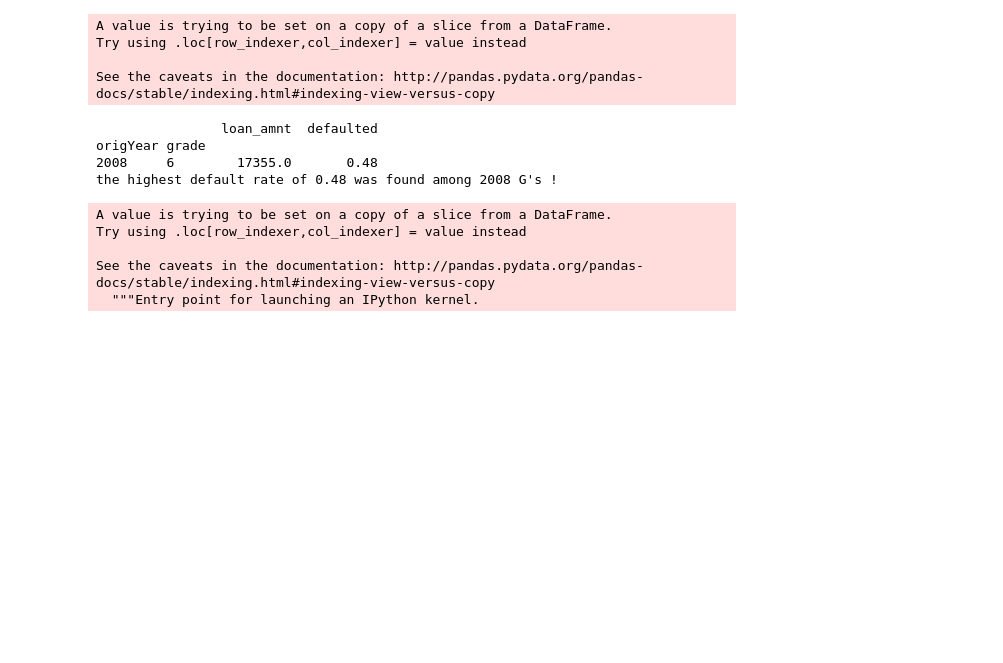
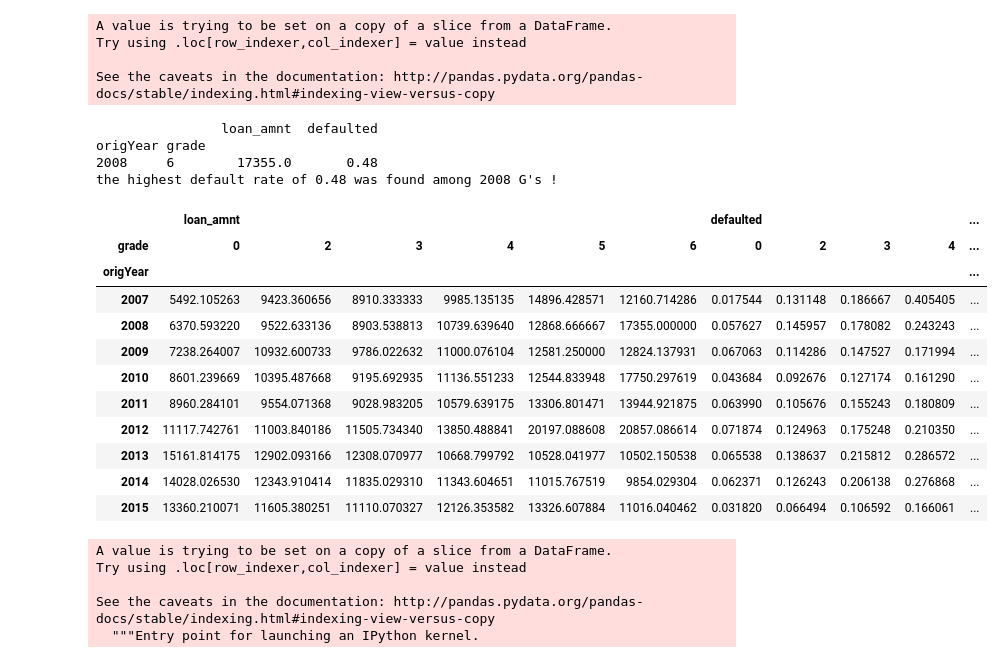
Before and after one commit to blowenstein93/DataStudy, a Jupyter notebook: Lending Club Exploration.ipynb, the cells around one changed output. Saved outputs shown, nothing was run; the diff lists cells and outputs as text; code cells hidden in the pictures; blank space fills up the shorter version.

```diff
--- a/Lending Club Exploration.ipynb
+++ b/Lending Club Exploration.ipynb
@@ -287,6 +290,21 @@ print("the highest default rate of 0.48 was found among 2008 G's !")
 origYear grade
 2008     6        17355.0       0.48
 the highest default rate of 0.48 was found among 2008 G's !
+# %%
+defaultGroupings.unstack()
+# %% [output]
+|  | loan_amnt |  |  |  |  |  | defaulted |  |  |  | ... |
+| grade | 0 | 2 | 3 | 4 | 5 | 6 | 0 | 2 | 3 | 4 | ... |
+| origYear |  |  |  |  |  |  |  |  |  |  | ... |
+| 2007 | 5492.105263 | 9423.360656 | 8910.333333 | 9985.135135 | 14896.428571 | 12160.714286 | 0.017544 | 0.131148 | 0.186667 | 0.405405 | ... |
+| 2008 | 6370.593220 | 9522.633136 | 8903.538813 | 10739.639640 | 12868.666667 | 17355.000000 | 0.057627 | 0.145957 | 0.178082 | 0.243243 | ... |
+| 2009 | 7238.264007 | 10932.600733 | 9786.022632 | 11000.076104 | 12581.250000 | 12824.137931 | 0.067063 | 0.114286 | 0.147527 | 0.171994 | ... |
+| 2010 | 8601.239669 | 10395.487668 | 9195.692935 | 11136.551233 | 12544.833948 | 17750.297619 | 0.043684 | 0.092676 | 0.127174 | 0.161290 | ... |
+| 2011 | 8960.284101 | 9554.071368 | 9028.983205 | 10579.639175 | 13306.801471 | 13944.921875 | 0.063990 | 0.105676 | 0.155243 | 0.180809 | ... |
+| 2012 | 11117.742761 | 11003.840186 | 11505.734340 | 13850.488841 | 20197.088608 | 20857.086614 | 0.071874 | 0.124963 | 0.175248 | 0.210350 | ... |
+| 2013 | 15161.814175 | 12902.093166 | 12308.070977 | 10668.799792 | 10528.041977 | 10502.150538 | 0.065538 | 0.138637 | 0.215812 | 0.286572 | ... |
+| 2014 | 14028.026530 | 12343.910414 | 11835.029310 | 11343.604651 | 11015.767519 | 9854.029304 | 0.062371 | 0.126243 | 0.206138 | 0.276868 | ... |
+| 2015 | 13360.210071 | 11605.380251 | 11110.070327 | 12126.353582 | 13326.607884 | 11016.040462 | 0.031820 | 0.066494 | 0.106592 | 0.166061 | ... |
 # %%
 defaultDf["weightedAmnt"] = defaultDf["defaulted"].astype(float).values *  defaultDf["loan_amnt"].astype(float).values
 defaultWeighted = defaultDf.groupby(["origYear", "grade"]).agg({'weightedAmnt': ['sum'], 'loan_amnt': 'sum'})
```
Also changed, not shown: parts of 6 cells of this notebook, 3 other files.
